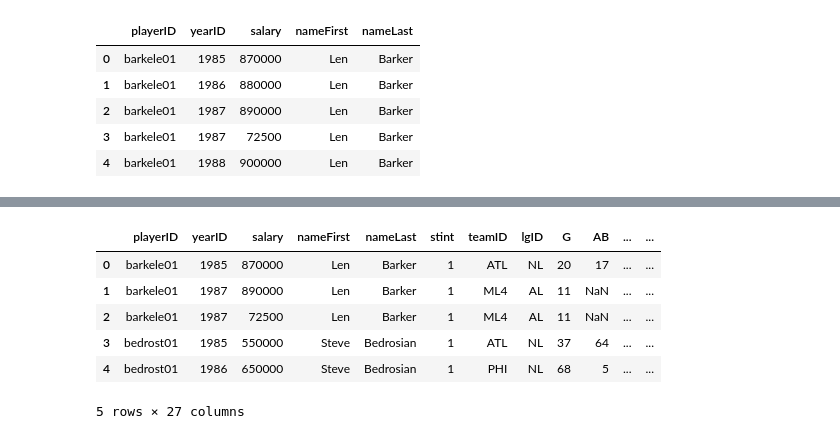
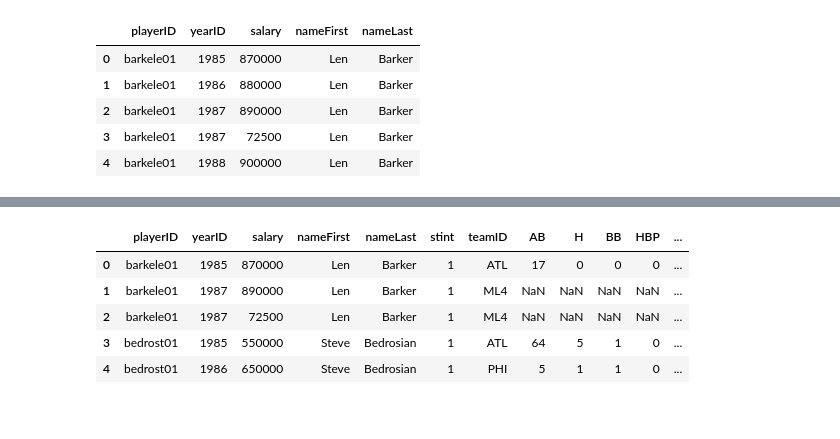
Before and after one commit to nckathleen/Moneyball, a Jupyter notebook: Moneyball.ipynb, the cells around one changed output, grey strips where cells are left out. Cells and saved outputs as stored; diff of their text form; code cells hidden in the pictures.

```diff
--- a/Moneyball.ipynb
+++ b/Moneyball.ipynb
@@ -118,0 +83,3 @@ batting.head()
+# %%
+t_batting = m_batting[['playerID', 'yearID', 'stint', 'teamID', 'AB', 'H', 'BB', 'HBP', 'SF']]
+t_batting.head()
@@ -119,4 +93,4 @@ batting.head()
 # %%
-sal_player_bat = pd.merge(sal_player, m_batting)
+sal_player_bat = pd.merge(sal_player, t_batting)
 sal_player_bat
 # %% [output]
@@ -140,0 +115,3 @@ sal_player_bat
+# %%
+sal_player_bat['OBP'] = (sal_player_bat['H'] + sal_player_bat['BB'] + sal_player_bat['HBP']) / (sal_player_bat['AB'] + sal_player_bat['BB'] + sal_player_bat['HBP'] + sal_player_bat['SF'])
+sal_player_bat.count()
@@ -141,14 +133,13 @@ sal_player_bat
 # %%
-sal_player_bat['ratio'] = sal_player_bat['OBP'] / (sal_player_bat['salary']/10000)
+sal_player_bat['ratio'] = sal_player_bat['OBP'] / (sal_player_bat['salary']/100000)
 sal_player_bat.head()
 # %% [output]
-|  | playerID | yearID | salary | nameFirst | nameLast | stint | teamID | lgID | G | AB | ... | ... |
-| 0 | barkele01 | 1985 | 870000 | Len | Barker | 1 | ATL | NL | 20 | 17 | ... | ... |
-| 1 | barkele01 | 1987 | 890000 | Len | Barker | 1 | ML4 | AL | 11 | NaN | ... | ... |
-| 2 | barkele01 | 1987 | 72500 | Len | Barker | 1 | ML4 | AL | 11 | NaN | ... | ... |
-| 3 | bedrost01 | 1985 | 550000 | Steve | Bedrosian | 1 | ATL | NL | 37 | 64 | ... | ... |
-| 4 | bedrost01 | 1986 | 650000 | Steve | Bedrosian | 1 | PHI | NL | 68 | 5 | ... | ... |
+|  | playerID | yearID | salary | nameFirst | nameLast | stint | teamID | AB | H | BB | HBP | ... |
+| 0 | barkele01 | 1985 | 870000 | Len | Barker | 1 | ATL | 17 | 0 | 0 | 0 | ... |
+| 1 | barkele01 | 1987 | 890000 | Len | Barker | 1 | ML4 | NaN | NaN | NaN | NaN | ... |
+| 2 | barkele01 | 1987 | 72500 | Len | Barker | 1 | ML4 | NaN | NaN | NaN | NaN | ... |
+| 3 | bedrost01 | 1985 | 550000 | Steve | Bedrosian | 1 | ATL | 64 | 5 | 1 | 0 | ... |
+| 4 | bedrost01 | 1986 | 650000 | Steve | Bedrosian | 1 | PHI | 5 | 1 | 1 | 0 | ... |
-5 rows × 27 columns
 # %%
 def player_avail_by_year():
     avail = player.debut > 1950 and player.debut < 1951
```
Also changed, not shown: parts of 6 cells of this notebook.
